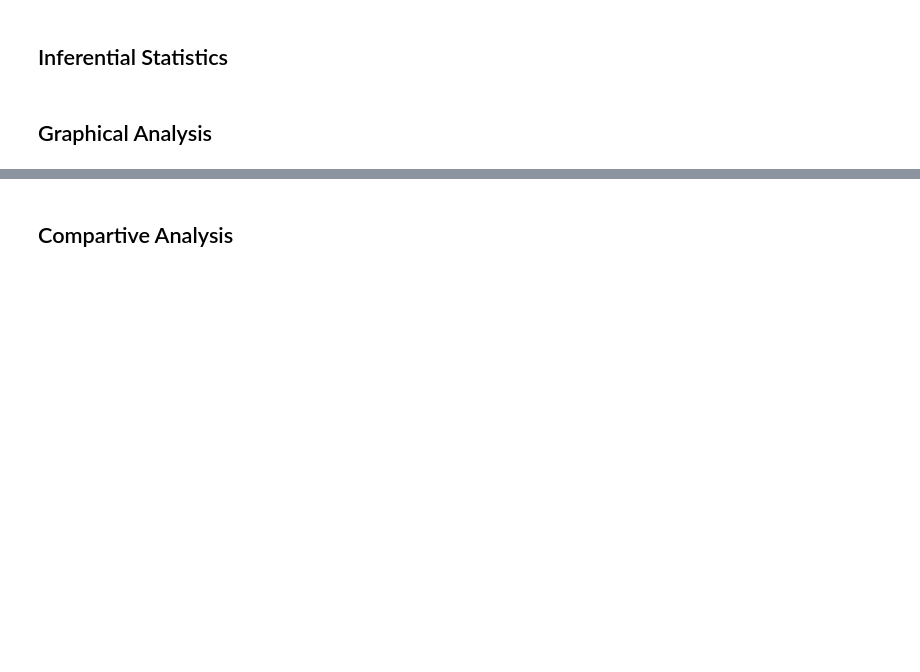
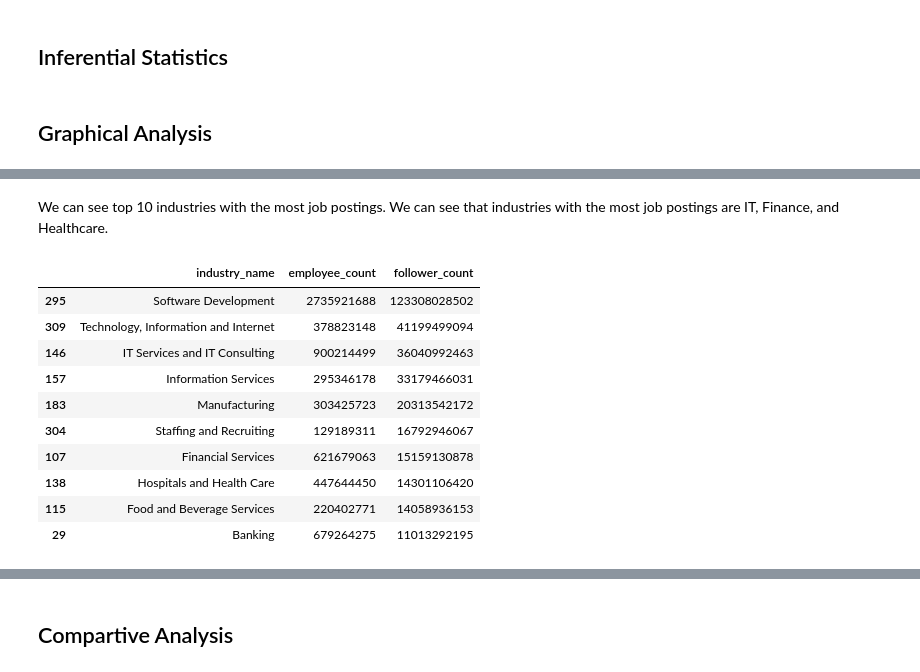
Before and after one commit to Koi4595/Group_10_FA_2024, a Jupyter notebook: Project_part2.ipynb, the cells around one changed output, grey strips where cells are left out. Cells and saved outputs as stored; diff of their text form; code cells hidden in the pictures; blank space fills up the shorter version.

```diff
--- a/Project_part2.ipynb
+++ b/Project_part2.ipynb
@@ -100,0 +121,17 @@ Name: count, dtype: int64
+# %% [markdown]
+We can see top 10 industries with the most job postings. We can see that industries with the most job postings are IT, Finance, and Healthcare.
+# %%
+top_10_influence = scale.sort_values('follower_count',ascending=False).head(10)
+top_10_influence
+# %% [output]
+|  | industry_name | employee_count | follower_count |
+| 295 | Software Development | 2735921688 | 123308028502 |
+| 309 | Technology, Information and Internet | 378823148 | 41199499094 |
+| 146 | IT Services and IT Consulting | 900214499 | 36040992463 |
+| 157 | Information Services | 295346178 | 33179466031 |
+| 183 | Manufacturing | 303425723 | 20313542172 |
+| 304 | Staffing and Recruiting | 129189311 | 16792946067 |
+| 107 | Financial Services | 621679063 | 15159130878 |
+| 138 | Hospitals and Health Care | 447644450 | 14301106420 |
+| 115 | Food and Beverage Services | 220402771 | 14058936153 |
+| 29 | Banking | 679264275 | 11013292195 |
```
Also changed, not shown: parts of 5 cells of this notebook.
